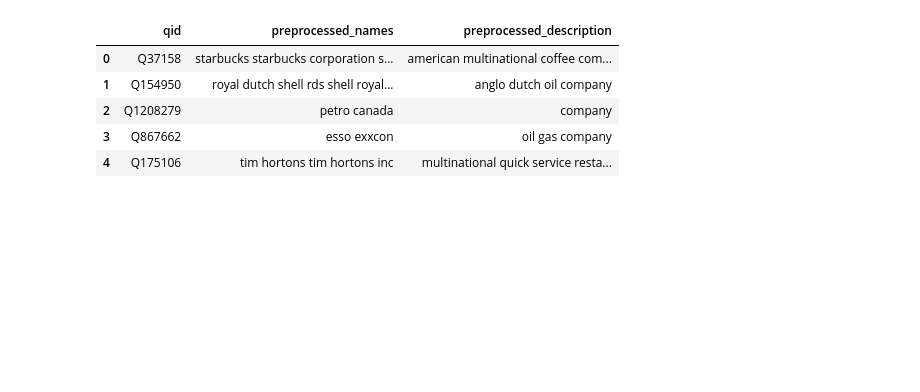
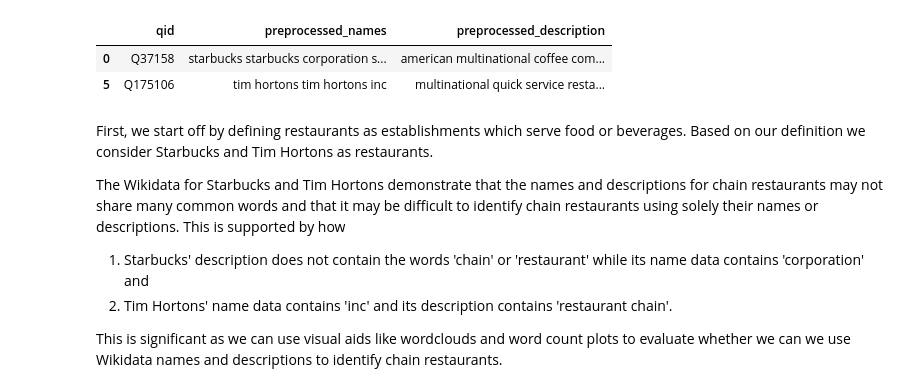
Before and after one commit to ys-lin14/cmpt-353-project, a Jupyter notebook: data_exploration_2.ipynb, the cells around one changed output. Saved outputs shown, nothing was run; the diff lists cells and outputs as text; code cells hidden in the pictures; blank space fills up the shorter version.

```diff
--- a/data_exploration_2.ipynb
+++ b/data_exploration_2.ipynb
@@ -9,12 +9,19 @@ wikidata = pd.read_json('data/preprocessed_wikidata.json')
-# %%
-wikidata.head(5)
-# %% [output]
-|  | qid | preprocessed_names | preprocessed_description |
-| 0 | Q37158 | starbucks starbucks corporation s... | american multinational coffee com... |
-| 1 | Q154950 | royal dutch shell rds shell royal... | anglo dutch oil company |
-| 2 | Q1208279 | petro canada | company |
-| 3 | Q867662 | esso exxcon | oil gas company |
-| 4 | Q175106 | tim hortons tim hortons inc | multinational quick service resta... |
+# %%
+is_starbucks = (wikidata['qid'] == 'Q37158')
+is_tim_hortons = (wikidata['qid'] == 'Q175106')
+display(wikidata[is_starbucks | is_tim_hortons])
+# %% [output]
+|  | qid | preprocessed_names | preprocessed_description |
+| 0 | Q37158 | starbucks starbucks corporation s... | american multinational coffee com... |
+| 5 | Q175106 | tim hortons tim hortons inc | multinational quick service resta... |
+# %% [markdown]
+First, we start off by defining restaurants as establishments which serve food or beverages. Based on our definition we consider Starbucks and Tim Hortons as restaurants.
+
+The Wikidata for Starbucks and Tim Hortons demonstrate that the names and descriptions for chain restaurants may not share many common words and that it may be difficult to identify chain restaurants using solely their names or descriptions. This is supported by how
+1. Starbucks' description does not contain the words 'chain' or 'restaurant' while its name data  contains 'corporation' and
+2. Tim Hortons' name data contains 'inc' and its description contains 'restaurant chain'.
+
+This is significant as we can use visual aids like wordclouds and word count plots to evaluate whether we can we use Wikidata names and descriptions to identify chain restaurants.
 # %%
 names = wikidata['preprocessed_names']
 descriptions = wikidata['preprocessed_description']
```
Also changed, not shown: parts of 6 cells of this notebook.
